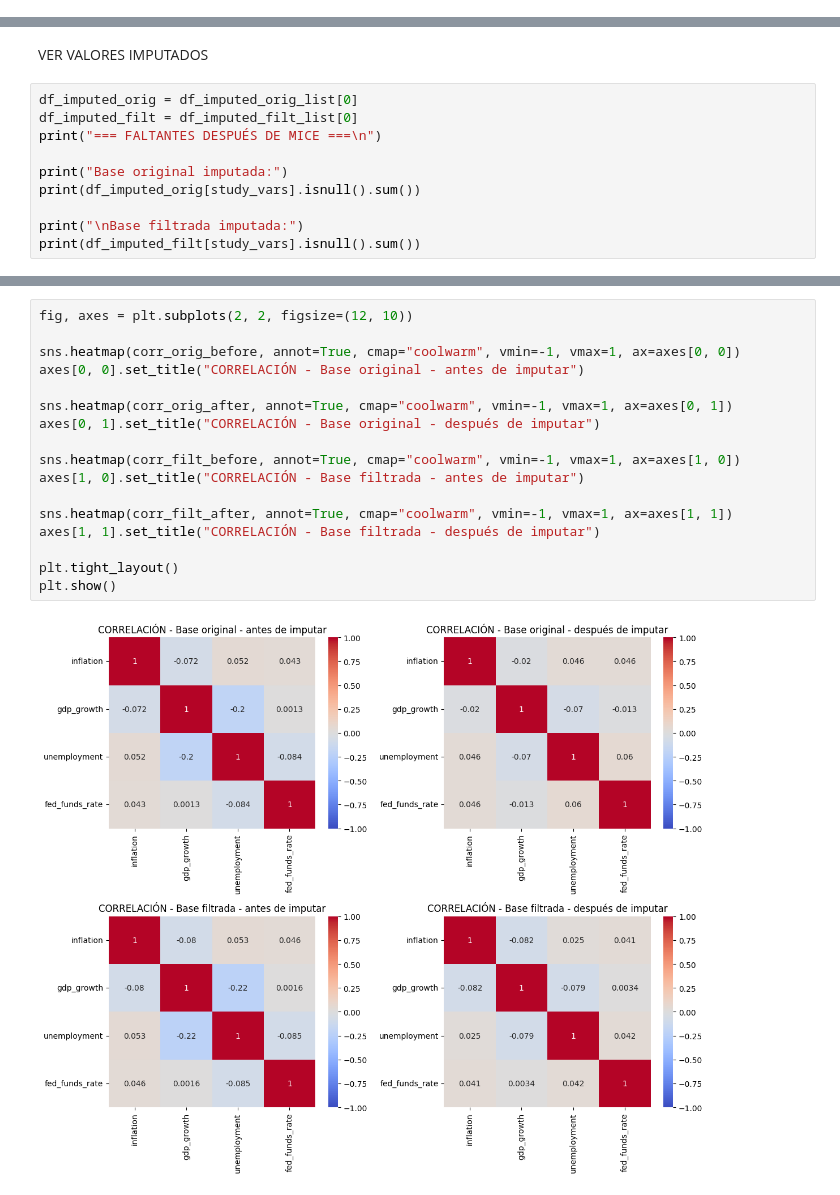
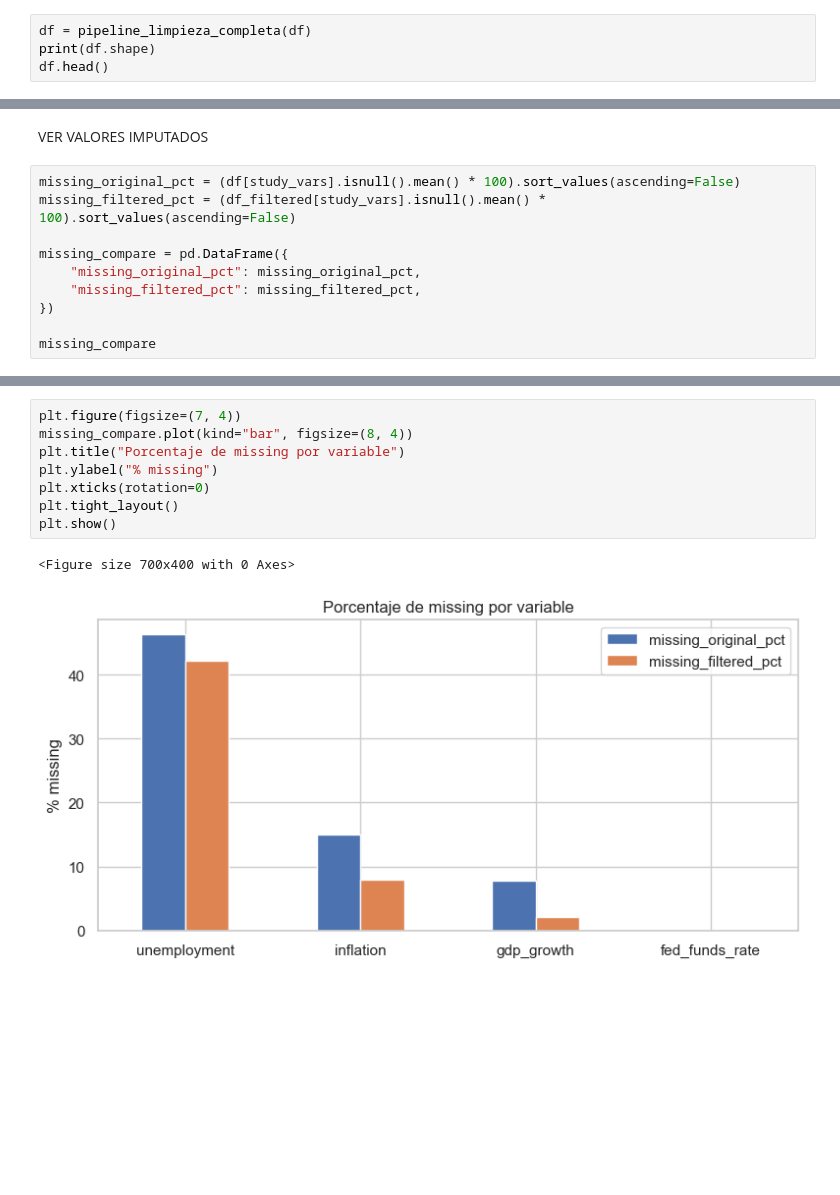
Before and after one commit to jpablovargas340/Repositorio_APIS, a Jupyter notebook: notebooks/analisis_exploratorio.ipynb, the cells around one changed output, grey strips where cells are left out. Drawn from its saved outputs; the diff is of its cells as text; blank space fills up the shorter version.

Commit message:
feat: limpiar repo + pipeline imputación completo

```diff
--- a/notebooks/analisis_exploratorio.ipynb
+++ b/notebooks/analisis_exploratorio.ipynb
@@ -64,0 +59,4 @@ Dimensión base filtrada: (3416, 15)
+# %%
+df = pipeline_limpieza_completa(df)
+print(df.shape)
+df.head()
@@ -128,13 +136,13 @@ for var in study_vars:
 # %% [markdown]
 VER VALORES IMPUTADOS
 # %%
-df_imputed_orig = df_imputed_orig_list[0]
-df_imputed_filt = df_imputed_filt_list[0]
-print("=== FALTANTES DESPUÉS DE MICE ===\n")
+missing_original_pct = (df[study_vars].isnull().mean() * 100).sort_values(ascending=False)
+missing_filtered_pct = (df_filtered[study_vars].isnull().mean() * 100).sort_values(ascending=False)
 
-print("Base original imputada:")
-print(df_imputed_orig[study_vars].isnull().sum())
+missing_compare = pd.DataFrame({
+    "missing_original_pct": missing_original_pct,
+    "missing_filtered_pct": missing_filtered_pct,
+})
 
-print("\nBase filtrada imputada:")
-print(df_imputed_filt[study_vars].isnull().sum())
+missing_compare
 # %% [output]
@@ -221,20 +208,12 @@ fed_funds_rate     0.0414      0.0034        0.0421          1.0000
 # %%
-fig, axes = plt.subplots(2, 2, figsize=(12, 10))
-
-sns.heatmap(corr_orig_before, annot=True, cmap="coolwarm", vmin=-1, vmax=1, ax=axes[0, 0])
-axes[0, 0].set_title("CORRELACIÓN - Base original - antes de imputar")
-
-sns.heatmap(corr_orig_after, annot=True, cmap="coolwarm", vmin=-1, vmax=1, ax=axes[0, 1])
-axes[0, 1].set_title("CORRELACIÓN - Base original - después de imputar")
-
-sns.heatmap(corr_filt_before, annot=True, cmap="coolwarm", vmin=-1, vmax=1, ax=axes[1, 0])
-axes[1, 0].set_title("CORRELACIÓN - Base filtrada - antes de imputar")
-
-sns.heatmap(corr_filt_after, annot=True, cmap="coolwarm", vmin=-1, vmax=1, ax=axes[1, 1])
-axes[1, 1].set_title("CORRELACIÓN - Base filtrada - después de imputar")
-
+plt.figure(figsize=(7, 4))
+missing_compare.plot(kind="bar", figsize=(8, 4))
+plt.title("Porcentaje de missing por variable")
+plt.ylabel("% missing")
+plt.xticks(rotation=0)
 plt.tight_layout()
 plt.show()
 # %% [output]
+<Figure size 700x400 with 0 Axes>
-[figure, old version]
+[figure, new version]
 # %%
```
Also changed, not shown: parts of 33 cells of this notebook, 12 other files.
